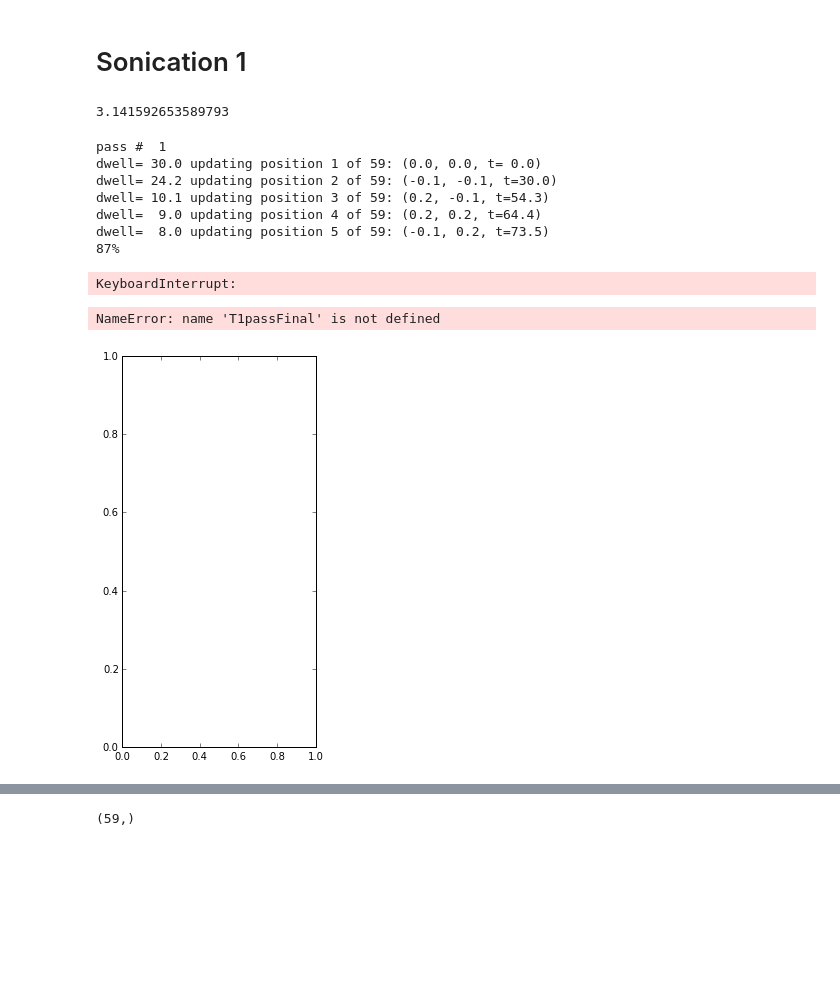
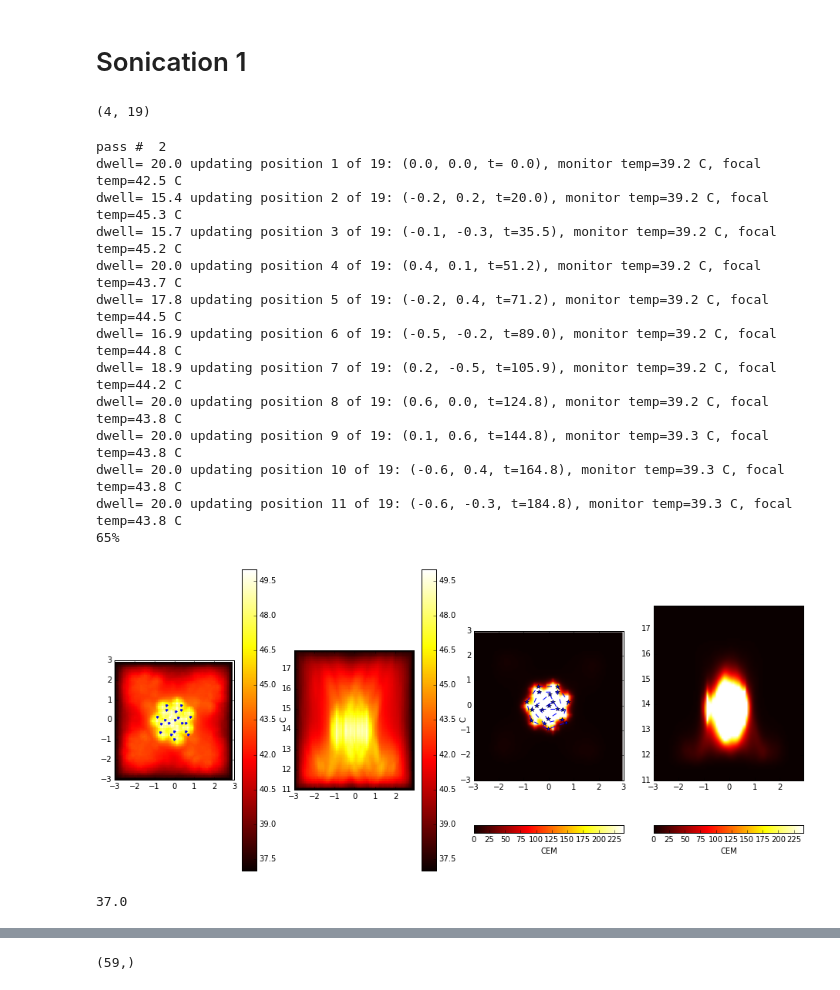
Before and after one commit to vlchaplin/fus_thermalmodelling, a Jupyter notebook: mugenot_trajectory.ipynb, the cells around one changed output, grey strips where cells are left out. Cells and saved outputs as stored; diff of their text form; code cells hidden in the pictures; blank space fills up the shorter version.

```diff
--- a/mugenot_trajectory.ipynb
+++ b/mugenot_trajectory.ipynb
@@ -359,7 +404,7 @@ nacq
 
 N = uxyz.shape[0]
 
-Ispta0 = 1.5e7;
+Ispta0 = 1.25e7;
 
 uamp0 = np.ones(N) / N
 
@@ -443,11 +538,12 @@ CEM0[:]=0
 CEM0vsTime[0][:]=0
 Tmax0[:]=0
 
+totalCoolingTime0=0
 endTime=0.0;
 for n in range(0,npass0):
     print('pass # ', n+1)
 
-    Tmax0, sonicationEndTimes0 =sonication_heating_physical_move(t0, coords0Rn[n], uamp0, CEM0, CEM0vsTime, Tmax=Tmax0, timeZero=endTime);
+    Tmax0, sonicationEndTimes0, passtime, coolingTime =sonication_heating_physical_move(t0, coords0Rn[n], uamp0, CEM0, CEM0vsTime, Tmax=Tmax0, timeZero=endTime, Freeflow=0);
     Tfinal0 = T[0].copy()
 
     CEM0passFinal[n] = CEM0;
@@ -455,5 +551,5 @@ for n in range(0,npass0):
     T0passFinal[n] = Tfinal0
     CEM0vsTimevsPass[n] = CEM0vsTime;
     sonicationEndTimesvsPass0[n] = sonicationEndTimes0
-
+    totalCoolingTime0 += coolingTime
     endTime = sonicationEndTimes0[-1];
@@ -508,30 +626,34 @@ cb4.set_label('CEM')
 # %% [markdown]
 # Sonication 1
 # %%
+nacq1 = len(t1)-1
 CEM1passFinal = np.zeros([npass1,Nx,Ny,Nz])
 Tmax1passFinal = np.zeros([npass1,Nx,Ny,Nz])
 T1passFinal = np.zeros([npass1,Nx,Ny,Nz])
-CEM1vsTimevsPass = np.zeros([npass1,nacq,Nx,Ny,Nz])
-sonicationEndTimesvsPass = np.zeros([npass1, nacq])
+CEM1vsTimevsPass = np.zeros([npass1,nacq1,Nx,Ny,Nz])
+sonicationEndTimesvsPass = np.zeros([npass1, nacq1])
 # %%
 del CEM1passFinal, Tmax1passFinal, T1passFinal, CEM1vsTimevsPass, sonicationEndTimesvsPass
-# %%
-pi*rmax**2
-# %% [output]
-3.141592653589793
+# %%
+sonicationEndTimesvsPass.shape
+# %% [output]
+(4, 19)
 # %%
 
-T[0][:]=37
-CEM1[:]=0
-CEM1vsTime[0][:]=0
-Tmax1[:]=0
+#T[0][:]=37
+#CEM1[:]=0
+#CEM1vsTime[0][:]=0
+#Tmax1[:]=0
 
 endTime=0.0;
-for n in range(0,npass1):
+totalCoolingTime1=0.0
+for n in range(1,2):
     print('pass # ', n+1)
 
-    Tmax1, sonicationEndTimes =sonication_heating_physical_move(t1, coords1Rn[n], uamp1adj, CEM1, CEM1vsTime, Tmax=Tmax1, timeZero=endTime);
+    Tmax1, sonicationEndTimes, elapsedTime, coolingTime =sonication_heating_physical_move(t1, coords1Rn[n], uamp1adj, CEM1, CEM1vsTime, Tmax=Tmax1, timeZero=endTime, Freeflow=0);
     Tfinal1 = T[0].copy()
+
+    totalCoolingTime1+=coolingTime
 
     CEM1passFinal[n] = CEM1;
     Tmax1passFinal[n] = Tmax1
@@ -541,40 +663,53 @@ for n in range(0,npass1):
 
     endTime = sonicationEndTimes[-1];
 # %% [output]
-pass #  1
-dwell= 30.0 updating position 1 of 59: (0.0, 0.0, t= 0.0)
-dwell= 24.2 updating position 2 of 59: (-0.1, -0.1, t=30.0)
-dwell= 10.1 updating position 3 of 59: (0.2, -0.1, t=54.3)
-dwell=  9.0 updating position 4 of 59: (0.2, 0.2, t=64.4)
-dwell=  8.0 updating position 5 of 59: (-0.1, 0.2, t=73.5)
-87%
+pass #  2
+dwell= 20.0 updating position 1 of 19: (0.0, 0.0, t= 0.0), monitor temp=39.2 C, focal temp=42.5 C
+dwell= 15.4 updating position 2 of 19: (-0.2, 0.2, t=20.0), monitor temp=39.2 C, focal temp=45.3 C
+dwell= 15.7 updating position 3 of 19: (-0.1, -0.3, t=35.5), monitor temp=39.2 C, focal temp=45.2 C
+dwell= 20.0 updating position 4 of 19: (0.4, 0.1, t=51.2), monitor temp=39.2 C, focal temp=43.7 C
+dwell= 17.8 updating position 5 of 19: (-0.2, 0.4, t=71.2), monitor temp=39.2 C, focal temp=44.5 C
+dwell= 16.9 updating position 6 of 19: (-0.5, -0.2, t=89.0), monitor temp=39.2 C, focal temp=44.8 C
+dwell= 18.9 updating position 7 of 19: (0.2, -0.5, t=105.9), monitor temp=39.2 C, focal temp=44.2 C
+dwell= 20.0 updating position 8 of 19: (0.6, 0.0, t=124.8), monitor temp=39.2 C, focal temp=43.8 C
+dwell= 20.0 updating position 9 of 19: (0.1, 0.6, t=144.8), monitor temp=39.3 C, focal temp=43.8 C
+dwell= 20.0 updating position 10 of 19: (-0.6, 0.4, t=164.8), monitor temp=39.3 C, focal temp=43.8 C
+dwell= 20.0 updating position 11 of 19: (-0.6, -0.3, t=184.8), monitor temp=39.3 C, focal temp=43.8 C
+65%
-KeyboardInterrupt:
 # %%
 passnum=1
+
+
+n=-1
 fig=plt.figure(figsize=(16,7))
 ax1=fig.add_subplot(141)
-im1=ax1.imshow(np.transpose(T1passFinal[passnum][:,:,focplaneZpix]), vmin=37,vmax=48, cmap=image.cm.hot, origin='lower', extent=[100*xrp[0], 100*xrp[-1], 100*yrp[0], 100*yrp[-1]])
-ax1.plot(x1,y1)
+im1=ax1.imshow(np.transpose(Tmax1passFinal[passnum][:,:,focplaneZpix]), vmin=37,vmax=50, cmap=image.cm.hot, origin='lower',
+               extent=[100*xrp[0], 100*xrp[-1], 100*yrp[0], 100*yrp[-1]], interpolation="none")
+ax1.plot(x1,y1,'.')
 
 
 ax2=fig.add_subplot(142)
-im2=ax2.imshow(np.transpose(T1passFinal[passnum][:,floor(Ny/2),:]), vmin=37,vmax=48, cmap=image.cm.hot, origin='lower', extent=[100*xrp[0], 100*xrp[-1], 100*zrp[0], 100*zrp[-1]])
+im2=ax2.imshow(np.transpose(Tmax1passFinal[passnum][:,floor(Ny/2),:]), vmin=37,vmax=50, cmap=image.cm.hot, origin='lower',
+               extent=[100*xrp[0], 100*xrp[-1], 100*zrp[0], 100*zrp[-1]], interpolation="none")
 
 ax3=fig.add_subplot(143)
-im3=ax3.imshow(np.transpose(CEM1vsTimevsPass[passnum][-1, :,:,focplaneZpix]), vmin=0,vmax=240, cmap=image.cm.hot, origin='lower', extent=[100*xrp[0], 100*xrp[-1], 100*yrp[0], 100*yrp[-1]])
-ax3.plot(x1,y1)
+im3=ax3.imshow(np.transpose(CEM1vsTimevsPass[passnum][n, :,:,focplaneZpix]), vmin=0,vmax=240, cmap=image.cm.hot, origin='lower', extent=[100*xrp[0], 100*xrp[-1], 100*yrp[0], 100*yrp[-1]])
+ax3.plot(x1,y1,'*--')
 ax4=fig.add_subplot(144)
-im4=ax4.imshow(np.transpose(CEM1vsTimevsPass[passnum][-1, :,floor(Ny/2),:]), vmin=0,vmax=240, cmap=image.cm.hot, origin='lower', extent=[100*xrp[0], 100*xrp[-1], 100*zrp[0], 100*zrp[-1]])
+im4=ax4.imshow(np.transpose(CEM1vsTimevsPass[passnum][n, :,floor(Ny/2),:]), vmin=0,vmax=240, cmap=image.cm.hot, origin='lower', extent=[100*xrp[0], 100*xrp[-1], 100*zrp[0], 100*zrp[-1]])
 
 
 cb1=plt.colorbar(mappable=im1, ax=ax1, orientation='vertical')
 cb2=plt.colorbar(mappable=im2, ax=ax2, orientation='vertical')
 cb3=plt.colorbar(mappable=im3, ax=ax3, orientation='horizontal')
 cb4=plt.colorbar(mappable=im4, ax=ax4, orientation='horizontal')
 cb1.set_label('C')
 cb2.set_label('C')
 cb3.set_label('CEM')
 cb4.set_label('CEM')
 # %% [output]
-NameError: name 'T1passFinal' is not defined
-[figure, old version]
+[figure, new version]
+# %%
+np.max(T[0])
+# %% [output]
+37.0
```
Also changed, not shown: parts of 52 cells of this notebook, 3 other files.
